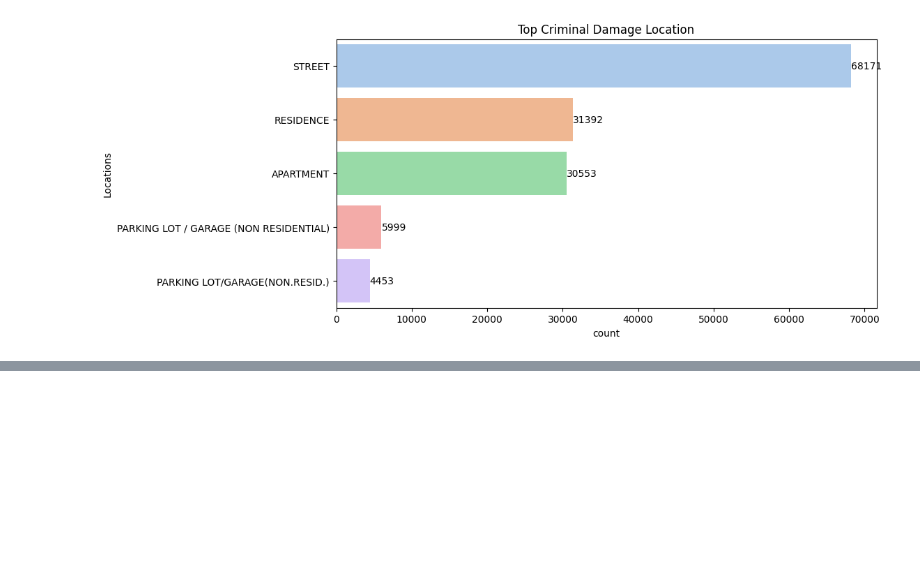
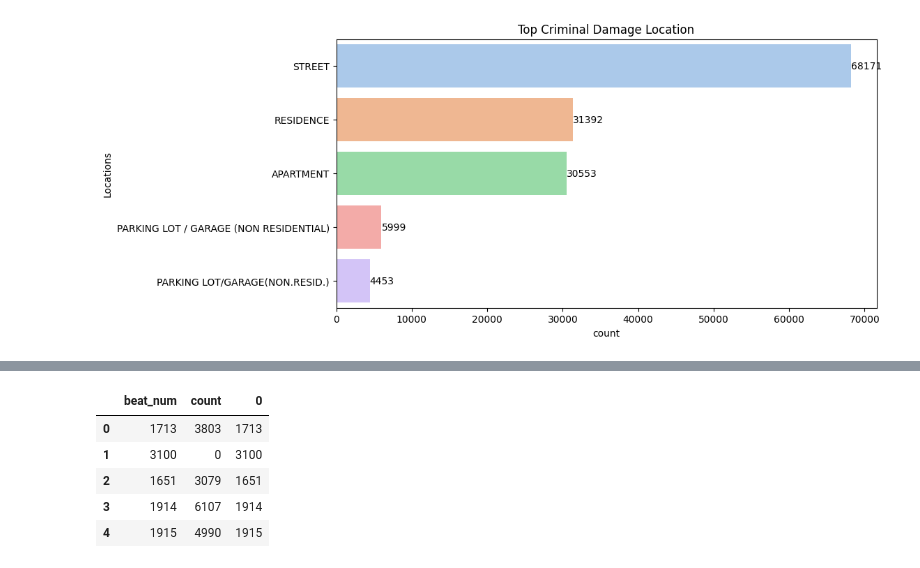
Before and after one commit to alejo1630/chicago_crimes, a Jupyter notebook: chicago_crimes.ipynb, the cells around one changed output, grey strips where cells are left out. Saved outputs shown, nothing was run; the diff lists cells and outputs as text; code cells hidden in the pictures; blank space fills up the shorter version.

```diff
--- a/chicago_crimes.ipynb
+++ b/chicago_crimes.ipynb
@@ -631,0 +689,15 @@ plt.show()
+# %%
+df_beat_complete = df_beat.merge(beats, left_on = "Beat", right_on = 0, how = "right")
+df_beat_complete.fillna(0, inplace = True)
+df_beat_complete.rename(columns = {"Beat" : "beat_num"}, inplace = True)
+df_beat_complete["beat_num"] = df_beat_complete["beat_num"].astype('str')
+df_beat_complete["beat_num"] = df_beat_complete["beat_num"].apply(lambda x: "0"+ x if len(x) == 3 else x)
+df_beat_complete["count"] = df_beat_complete["count"].astype('int')
+df_beat_complete.head()
+# %% [output]
+|  | beat_num | count | 0 |
+| 0 | 1713 | 3803 | 1713 |
+| 1 | 3100 | 0 | 3100 |
+| 2 | 1651 | 3079 | 1651 |
+| 3 | 1914 | 6107 | 1914 |
+| 4 | 1915 | 4990 | 1915 |
```
Also changed, not shown: parts of 11 cells of this notebook, 1 other file.
